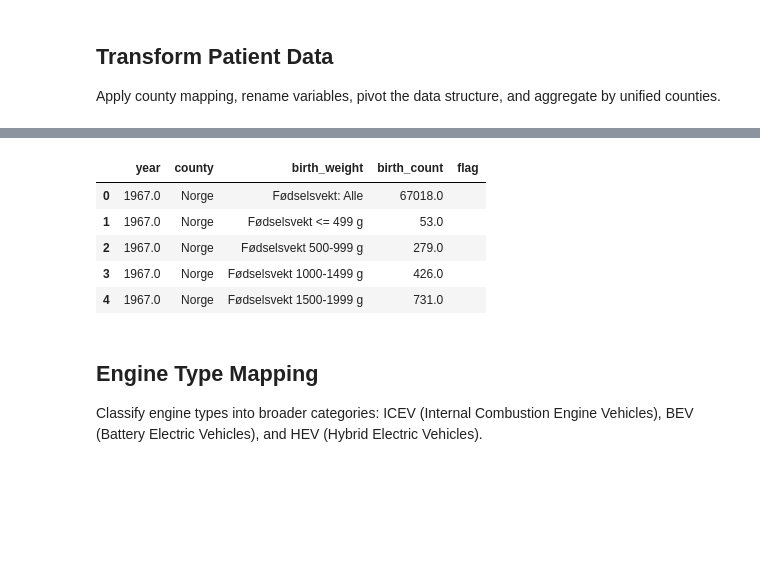
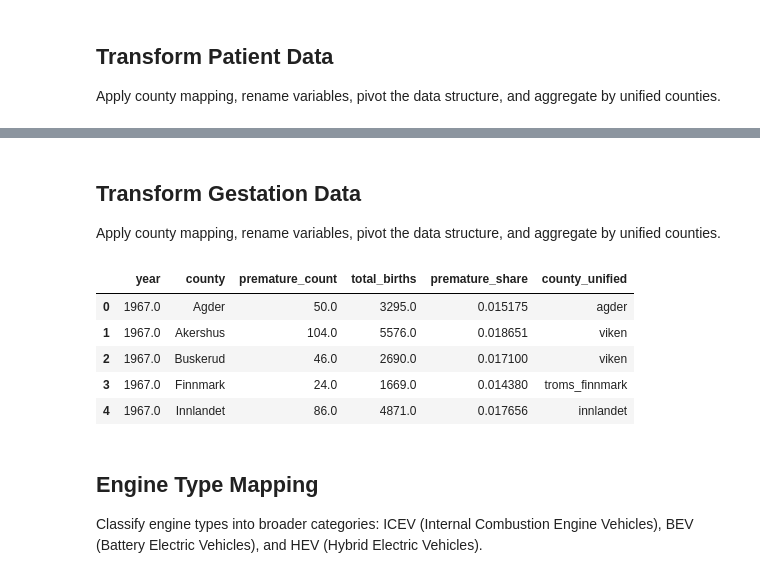
Before and after one commit to felixschulz385/evs-and-health, a Jupyter notebook: src/notebooks/norway_experiments.ipynb, the cells around one changed output, grey strips where cells are left out. Drawn from its saved outputs; the diff is of its cells as text; code cells hidden in the pictures; blank space fills up the shorter version.

```diff
--- a/src/notebooks/experiments.ipynb
+++ b/src/notebooks/norway_experiments.ipynb
@@ -206,3 +236,6 @@ df_vlbw_share.to_csv('../../data/vlbw_share.csv', index=False)
+# %% [markdown]
+## Transform Gestation Data
+Apply county mapping, rename variables, pivot the data structure, and aggregate by unified counties.
 # %%
 # https://statistikk.fhi.no/mfr/PU4uNXiCH14PD41GJ8gKs7MdVdN3Zl5MuK9MMD7XV0k?FODSELSTIDSPUNKT_1967=0000,1967,1968,1969,1970,1971,1972,1973,1974,1975,1976,1977,1978,1979,1980,1981,1982,1983,1984,1985,1986,1987,1988,1989,1990,1991,1992,1993,1994,1995,1996,1997,1998,1999,2000,2001,2002,2003,2004,2005,2006,2007,2008,2009,2010,2011,2012,2013,2014,2015,2016,2017,2018,2019,2020,2021,2022,2023,2024&MORS_BOSTED=0000,01,02,03,04,05,06,07,08,09,10,11,12,13,14,15,18&SVANGERSKAPSVARIGHET=0000,1,2,3,4,5,6,7,8,9,10&MEASURE_TYPE=SVANGERSKAP_ANTALL
 # Manual import and cleaning of gestation data
@@ -223,42 +256,42 @@ df_gestation = pd.DataFrame(data, columns=header)
 # Rename columns for consistency
 df_gestation.columns = ['year', 'county', 'gestation_weeks', 'birth_count', 'flag']
 
 # Remove whitespace/null bytes and convert types
 for col in df_gestation.columns:
     df_gestation[col] = df_gestation[col].astype(str).str.replace('\x00', '').str.strip()
 df_gestation['year'] = pd.to_numeric(df_gestation['year'], errors='coerce')
 df_gestation['birth_count'] = pd.to_numeric(df_gestation['birth_count'], errors='coerce')
 
 # Filter out unwanted counties
 df_gestation_county = df_gestation[~df_gestation['county'].isin(['Annet og ukjent', 'Norge'])].copy()
 
 # Select very premature rows (<32 weeks)
 premature_mask = df_gestation_county['gestation_weeks'].str.contains('22-27 uker|28-32 uker')
 df_premature = df_gestation_county[premature_mask]
 
 # Aggregate very premature births per county/year
 premature_agg = df_premature.groupby(['year', 'county'], as_index=False)['birth_count'].sum().rename(columns={'birth_count': 'premature_count'})
 
 # Get total births per county/year
 total_mask = df_gestation_county['gestation_weeks'] == 'Svangerskapsvarighet: Alle'
 df_total = df_gestation_county[total_mask][['year', 'county', 'birth_count']].rename(columns={'birth_count': 'total_births'})
 
 # Merge and calculate share
 df_premature_share = premature_agg.merge(df_total, on=['year', 'county'])
 df_premature_share['premature_share'] = df_premature_share['premature_count'] / df_premature_share['total_births']
 df_premature_share['county_unified'] = df_premature_share['county'].map(county_unify_map)
 
 # Export cleaned premature share data
 df_premature_share.to_csv('../../data/premature_share.csv', index=False)
+
+df_premature_share.head()
+# %% [output]
+|  | year | county | premature_count | total_births | premature_share | county_unified |
+| 0 | 1967.0 | Agder | 50.0 | 3295.0 | 0.015175 | agder |
+| 1 | 1967.0 | Akershus | 104.0 | 5576.0 | 0.018651 | viken |
+| 2 | 1967.0 | Buskerud | 46.0 | 2690.0 | 0.017100 | viken |
+| 3 | 1967.0 | Finnmark | 24.0 | 1669.0 | 0.014380 | troms_finnmark |
+| 4 | 1967.0 | Innlandet | 86.0 | 4871.0 | 0.017656 | innlandet |
-# %%
-df_births.head()
-# %% [output]
-|  | year | county | birth_weight | birth_count | flag |
-| 0 | 1967.0 | Norge | Fødselsvekt: Alle | 67018.0 |  |
-| 1 | 1967.0 | Norge | Fødselsvekt <= 499 g | 53.0 |  |
-| 2 | 1967.0 | Norge | Fødselsvekt 500-999 g | 279.0 |  |
-| 3 | 1967.0 | Norge | Fødselsvekt 1000-1499 g | 426.0 |  |
-| 4 | 1967.0 | Norge | Fødselsvekt 1500-1999 g | 731.0 |  |
 # %% [markdown]
 ## Engine Type Mapping
 Classify engine types into broader categories: ICEV (Internal Combustion Engine Vehicles), BEV (Battery Electric Vehicles), and HEV (Hybrid Electric Vehicles).
```
Also changed, not shown: parts of 19 cells of this notebook, 19 other files.
